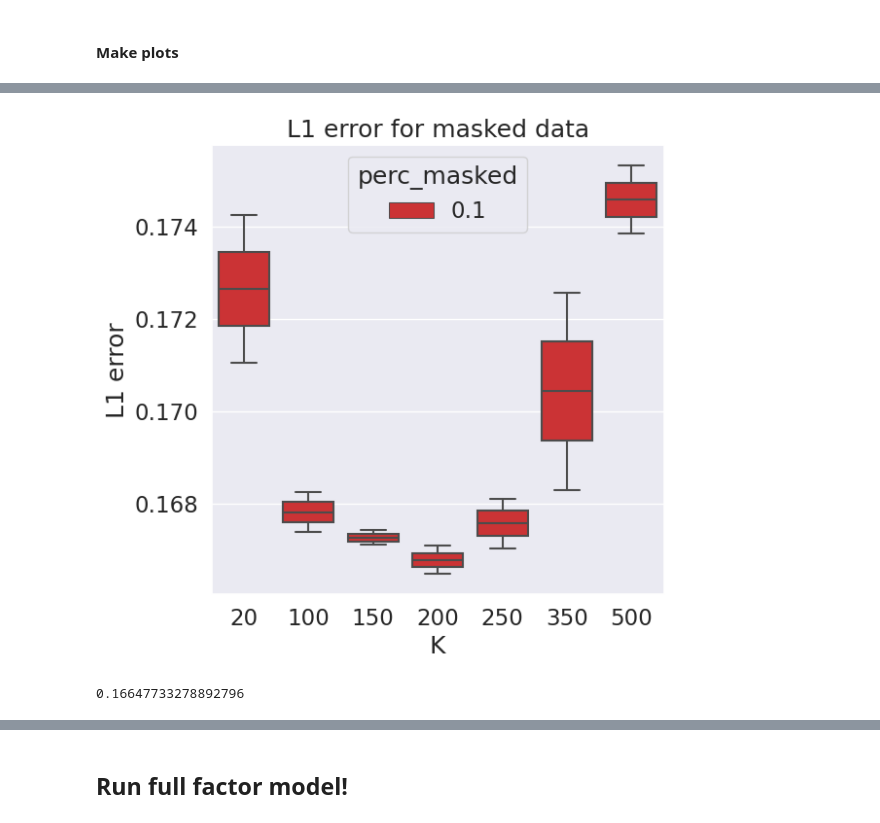
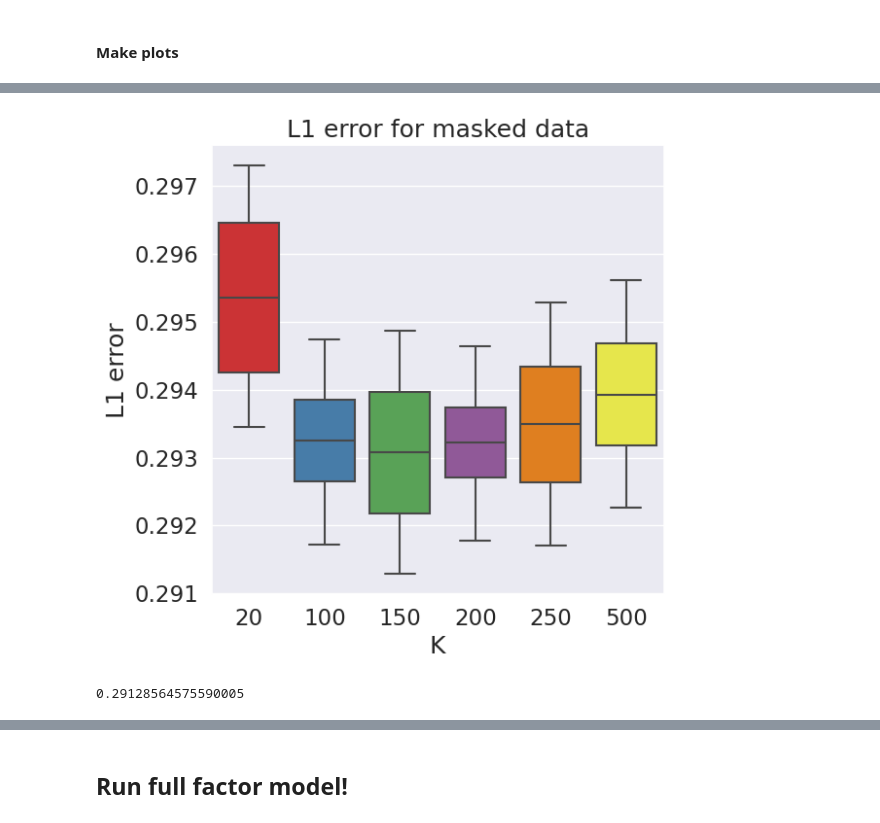
Before and after one commit to daklab/LeafletFA, a Jupyter notebook: notebooks/example_analysis/run_beta-dirichlet-factor_model.ipynb, the cells around one changed output, grey strips where cells are left out. Drawn from its saved outputs; the diff is of its cells as text; code cells hidden in the pictures.

```diff
--- a/notebooks/example_analysis/run_beta-dirichlet-factor_model.ipynb
+++ b/notebooks/example_analysis/run_beta-dirichlet-factor_model.ipynb
@@ -138,7 +145,9 @@ reload(masking)
 <module 'masking' from '/gpfs/commons/home/kisaev/Leaflet-private/src/evaluations/masking.py'>
 # %%
 #1. get masked matrix using intron cluster counts for this mouse brain data
-masking_percs = [0.1]
+
+# same masking percentage for all three matrices but generating three different masks
+masking_percs = [0.09, 0.1]
 masks_list = []
 
 # get masked matrix for each masking percentage
@@ -149,7 +158,7 @@ print("+++++++++++++++++++++++++++++++++++++++++++++++++++++++++++++++++++++")
 
 for perc_mask in masking_percs:
     print("The masking percentage is: " + str(perc_mask))
-    masked_matrix = generate_mask(cluster_counts, mask_percentage = perc_mask)
+    masked_matrix = generate_mask(cluster_counts, mask_percentage = perc_mask, randomize_seed = True)
     masks_list.append(masked_matrix)
 
 #2. get junction and intron cluster count matrices with masked values
@@ -195,7 +210,7 @@ Getting input files for factor model
 The masking percentage is: 0.1
 # %%
 # Now can run factor model on masked data
-Ks = [20, 100, 150, 200, 250, 350, 500]
+Ks = [20, 100, 150, 200, 250, 500]
 all_Ks_results = {}
 
 # define list of seeds
@@ -212,7 +227,7 @@ for k in Ks:
         print("The masking percentage is: " + str(masking_percs[i]))
         y_tensor, total_counts_tensor = model_input_files[i]
         # run factor model
-        masked_results = factor_model.main(y_tensor, total_counts_tensor, num_initializations=2, use_global_prior=True, K=k, seeds=seeds,loss_plot=False, num_epochs=500, lr = 0.01, save_to_file = False)
+        masked_results = factor_model.main(y_tensor, total_counts_tensor, num_initializations=3, use_global_prior=True, K=k, seeds=seeds,loss_plot=False, num_epochs=100, lr = 0.01, save_to_file = False)
         # save results to dictionary
         all_Ks_results[(k, masking_percs[i])] = masked_results
 # %% [output]
@@ -255,14 +270,11 @@ for k in Ks:
 
             # get scores
             mask_matrix_used = masks_list[i]
-            l1, r, l2 = evaluate_model(junc_counts.toarray(), cluster_counts.toarray(), psi, assign_post, mask_matrix_used)
+            l1, r, l2, rmse = evaluate_model(junc_counts.toarray(), cluster_counts.toarray(), psi, assign_post, mask_matrix_used)
 
             # get num epochs trained for
             nepoch = len(res["losses"])
 
             # save to list
-            masked_perf.append([seed, l1, r, l2, K, perc_mask, J, nepoch])
-
-# make masked_perf a dataframe
-masked_perf_df = pd.DataFrame(masked_perf, columns=["seed", "l1", "r", "l2", "K",  "perc_masked" , "J", "num_epochs"])
+            masked_perf.append([seed, l1, r, l2, rmse, K, perc_mask, J, nepoch])
 # %% [output]
@@ -287,2 +299,6 @@ L2 error:  0.06825498606705052
+# %%
+import pandas as pd
+# make masked_perf a dataframe
+masked_perf_df = pd.DataFrame(masked_perf, columns=["seed", "l1", "r", "l2", "rmse", "K",  "perc_masked" , "J", "num_epochs"])
 # %% [markdown]
 #### Make plots
@@ -289,20 +325,23 @@ L2 error:  0.06825498606705052
 # %%
 # make boxplot of l1 error for each K and masking percentage
 # sns.set_style("whitegrid")
+import seaborn as sns
+import matplotlib.pyplot as plt
+
 sns.set_context("paper")
 sns.set(font_scale=1.5)
 plt.figure(figsize=(6, 6))
 
 # use sns catplot to show K and perc masked
-ax = sns.boxplot(x="K", y="l1", hue="perc_masked", data=masked_perf_df, palette="Set1")
+ax = sns.boxplot(x="K", y="l1", data=masked_perf_df, palette="Set1")
 ax.set_xlabel("K")
 ax.set_ylabel("L1 error")
 ax.set_title("L1 error for masked data")
 plt.show()
 print(masked_perf_df.l1.min())
 # %% [output]
-[figure, old version]
+[figure, new version]
-0.16647733278892796
+0.29128564575590005
 # %%
 # make boxplot for r
 sns.set_style("whitegrid")
```
Also changed, not shown: parts of 23 cells of this notebook, 7 other files.
